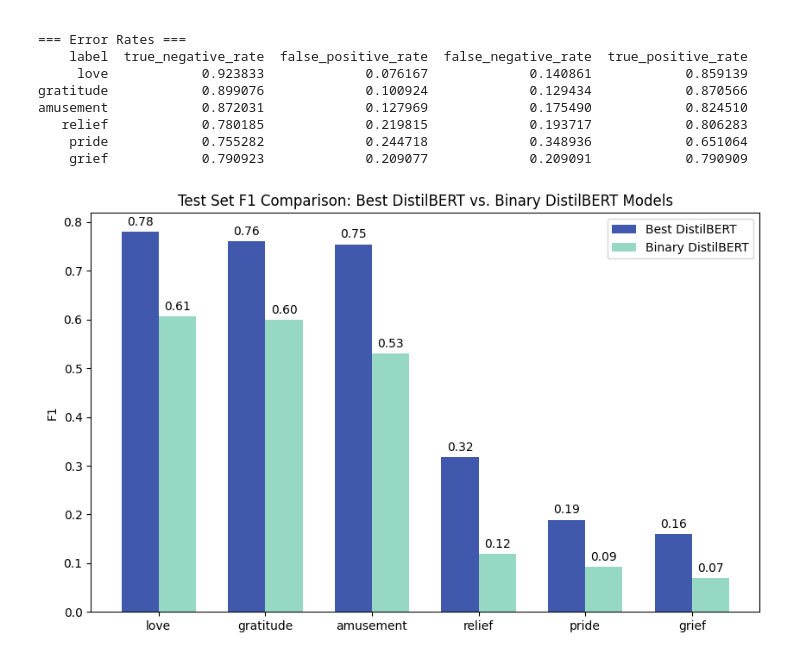
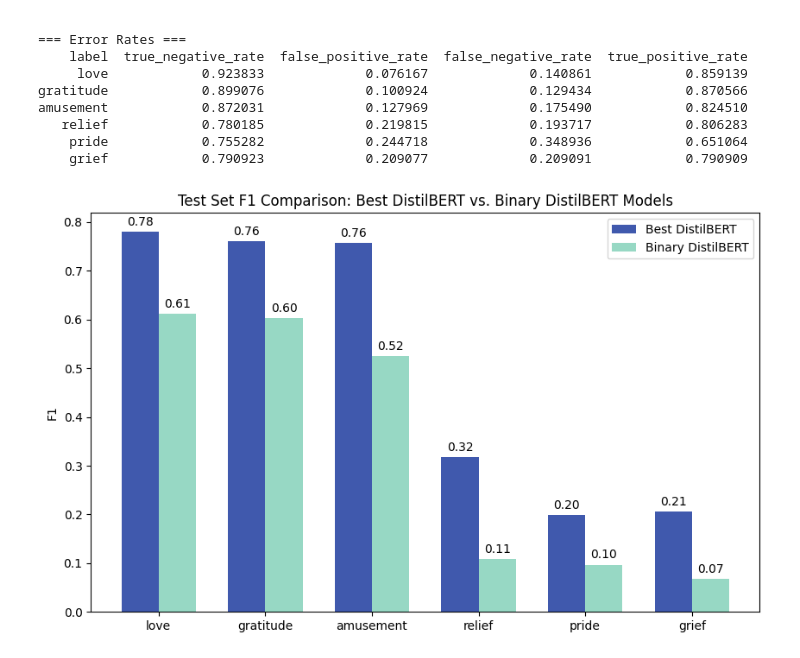
Before and after one commit to simrankgill/classifying_emotions_nlp, a Jupyter notebook: PHASE_2_Emotion_Classfication_NLP_DistilBERT.ipynb, the cells around one changed output. Cells and saved outputs as stored; diff of their text form; code cells hidden in the pictures.

```diff
--- a/PHASE_2_Emotion_Classfication_NLP_DistilBERT.ipynb
+++ b/PHASE_2_Emotion_Classfication_NLP_DistilBERT.ipynb
@@ -1963,29 +1963,29 @@ amusement            0.872031             0.127969             0.175490
 # %%
 target_labels = ['love', 'gratitude', 'amusement', 'relief', 'pride', 'grief']
 
 # Best distilBERT model F1 results from test set: thresholds only with freezing
-distilbert_best_model = [0.779844, 0.761194, 0.754571, 0.317719, 0.189189, 0.159509]
+distilbert_best_model = [0.779844, 0.761194, 0.757282, 0.317719, 0.198300, 0.205761]
 
 # distilBERT binary results from test set
-binary_distilbert = [0.607070, 0.598945, 0.529730, 0.119263, 0.092741, 0.068885]
+binary_distilbert = [0.612194, 0.603122, 0.524314, 0.108413, 0.096958, 0.067233]
 
 # creating bar graph
 x= np.arange(len(target_labels))
 width = 0.35
 
 fig, ax = plt.subplots(figsize=(10, 6))
 rects1 = ax.bar(x - width/2, distilbert_best_model, width, label='Best DistilBERT',color='#4059AD')
 rects2 = ax.bar(x + width/2, binary_distilbert, width, label='Binary DistilBERT', color='#97D8C4')
 
 ax.set_ylabel('F1')
 ax.set_title('Test Set F1 Comparison: Best DistilBERT vs. Binary DistilBERT Models')
 ax.set_xticks(x)
 ax.set_xticklabels(target_labels)
 ax.legend()
 
 ax.bar_label(rects1, fmt='%.2f', padding=3)
 ax.bar_label(rects2, fmt='%.2f', padding=3)
 
 plt.show()
 # %% [output]
-[figure, old version]
+[figure, new version]
```
Also changed, not shown: parts of 16 cells of this notebook, 1 other file.
